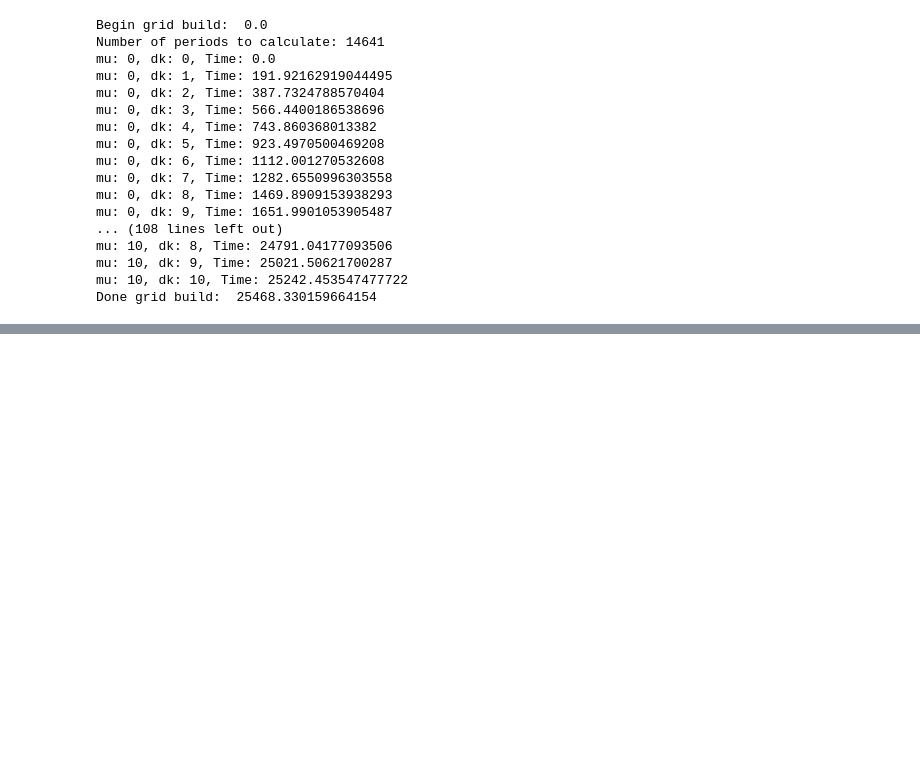
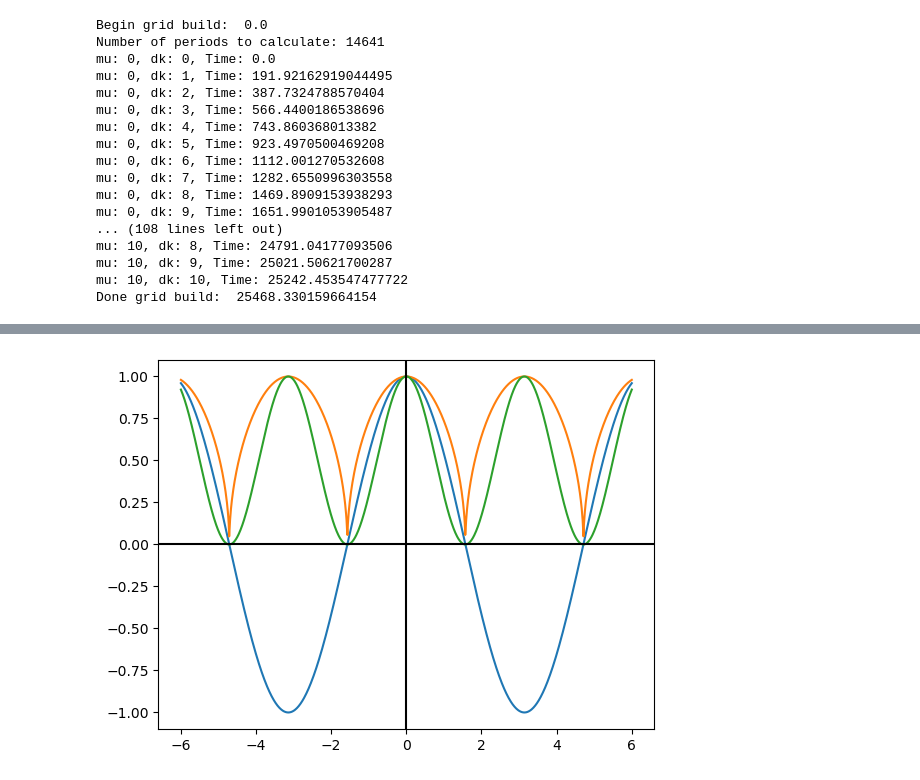
Before and after one commit to BethGould/2024-2025_Thesis, a Jupyter notebook: workspaceLR1.ipynb, the cells around one changed output, grey strips where cells are left out. Cells and saved outputs as stored; diff of their text form; code cells hidden in the pictures; blank space fills up the shorter version.

```diff
--- a/workspaceLR1.ipynb
+++ b/workspaceLR1.ipynb
@@ -61,0 +151,48 @@ file.close()
+# %%
+A = 1.0
+y0 = 0.0
+x0 = 0.0
+k = 1.0
+
+lim = 4
+
+xmin = -6
+xmax = 6
+n_points = 1000
+
+x_a = np.linspace(xmin, xmax, n_points)
+y_a = []
+
+y_a.append(A * np.cos(k * (x_a - x0)) + y0)
+#y_a.append(f_tan_x(x_a, k, x0, A, y0))
+arr2 = np.complex128(y_a[0])
+y_a.append(np.abs(np.power(arr2,0.5)))
+y_a.append(y_a[0]**(2))
+
+#y_a.append(A * np.tanh(k * (x_a - x0)) + y0)
+#y_a.append(A * np.sinh(k * (x_a - x0)) + y0)
+#y_a.append(A * np.sin(k * (x_a - x0)) + y0)
+
+#y_a.append(A * np.sin(k * (x_a - x0)) + y0)
+#y_a.append(A * np.sin(k * (x_a - x0)) + y0)
+#y_a.append(A * np.sin(k * (x_a - x0)) + y0)
+#y_a.append(A * np.sin(k * (x_a - x0)) + y0)
+
+for jj in y_a:
+    for i, ii in enumerate(jj):
+        if ii > (lim * A): jj[i] = None
+        if ii < (-lim * A): jj[i] = None
+
+fig, ax = plt.subplots()
+
+for jj in y_a:
+    ax.plot(x_a, jj)
+#ax.plot(x_a, y_a[2])
+
+plt.axline((0,0), (1e-15,0), color='k')
+plt.axline((0,0), (0,1e-15), color='k')
+
+
+plt.show()
+# %% [output]
+[figure, added]
```
Also changed, not shown: parts of 13 cells of this notebook, 21 other files.
